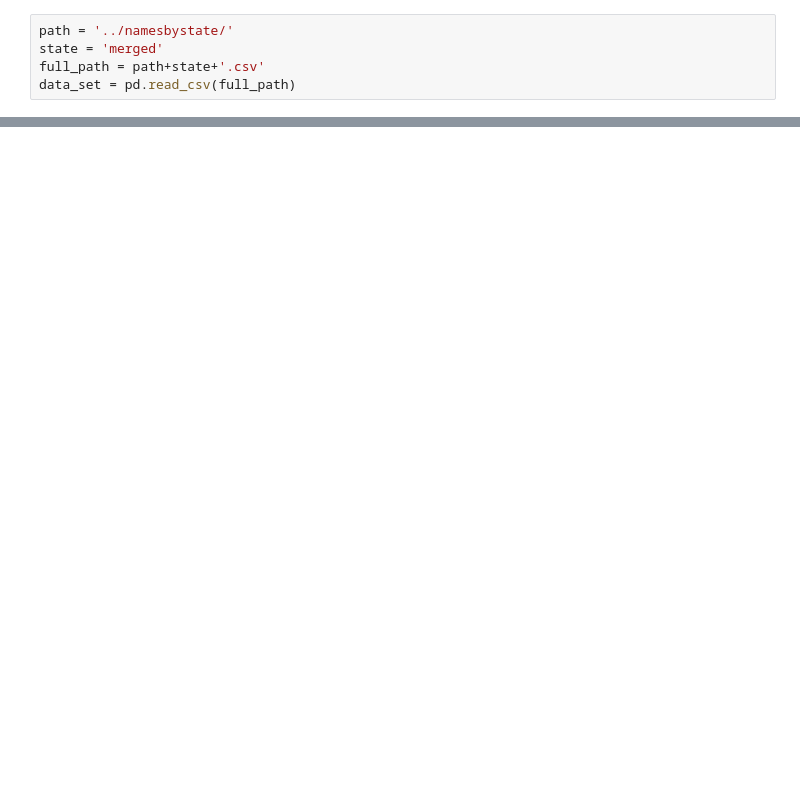
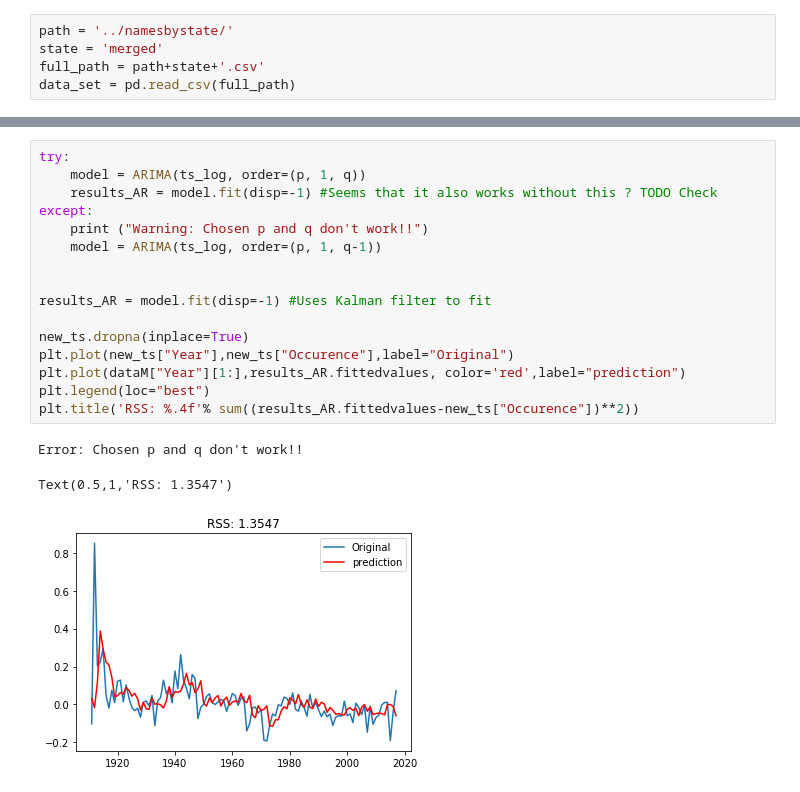
Before and after one commit to Louis-Dupont/ML_Project, a Jupyter notebook: arima.ipynb, the cells around one changed output, grey strips where cells are left out. Cells and saved outputs as stored; diff of their text form; blank space fills up the shorter version.

Commit message:
ARIMA predicts.

```diff
--- a/arima.ipynb
+++ b/arima.ipynb
@@ -116,0 +131,20 @@ plt.tight_layout()
+# %%
+try:
+    model = ARIMA(ts_log, order=(p, 1, q))
+    results_AR = model.fit(disp=-1) #Seems that it also works without this ? TODO Check
+except:
+    print ("Warning: Chosen p and q don't work!!")
+    model = ARIMA(ts_log, order=(p, 1, q-1))
+
+
+results_AR = model.fit(disp=-1) #Uses Kalman filter to fit
+
+new_ts.dropna(inplace=True)
+plt.plot(new_ts["Year"],new_ts["Occurence"],label="Original")
+plt.plot(dataM["Year"][1:],results_AR.fittedvalues, color='red',label="prediction")
+plt.legend(loc="best")
+plt.title('RSS: %.4f'% sum((results_AR.fittedvalues-new_ts["Occurence"])**2))
+# %% [output]
+Error: Chosen p and q don't work!!
+Text(0.5,1,'RSS: 1.3547')
+[figure, added]
```
Also changed, not shown: parts of 8 cells of this notebook, 1 other file.
